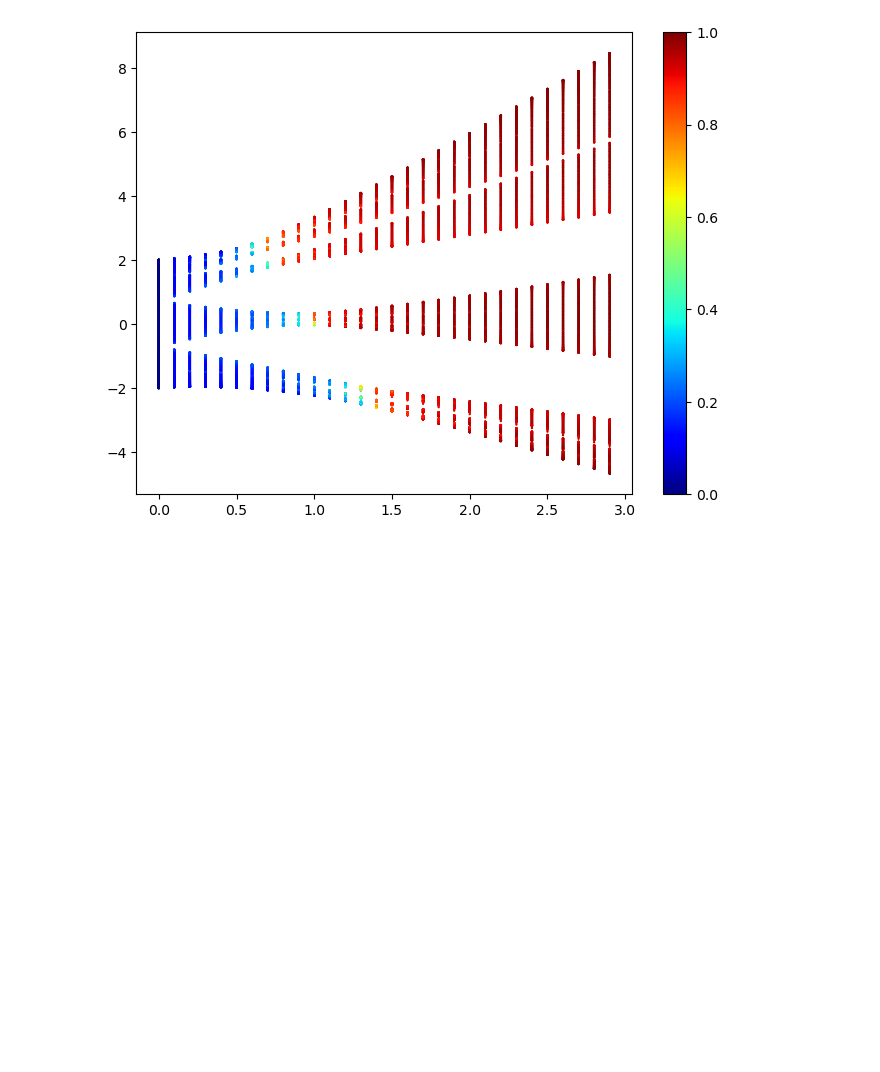
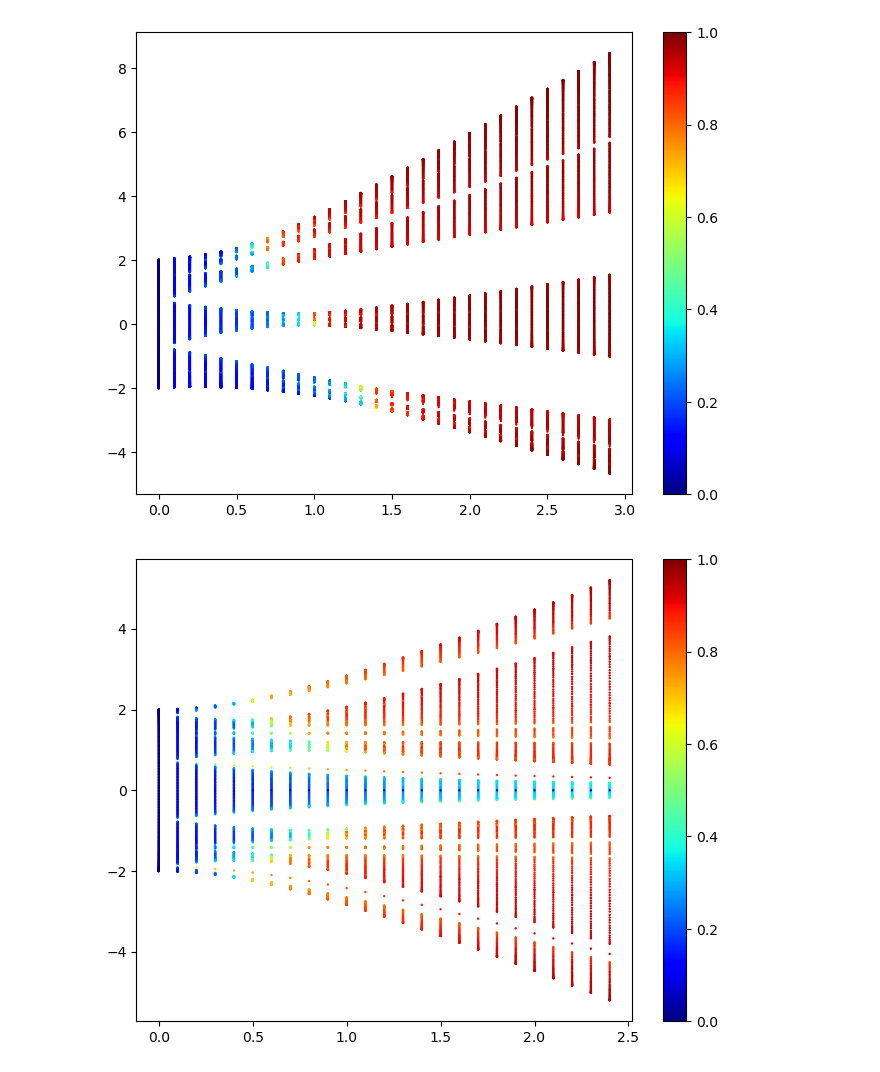
Before and after one commit to KirbyFox21/localization_phys, a Jupyter notebook: model/energy_spectrum_with_FD.ipynb, the cells around one changed output. Cells and saved outputs as stored; diff of their text form; code cells hidden in the pictures; blank space fills up the shorter version.

```diff
--- a/model/energy_spectrum_with_FD.ipynb
+++ b/model/energy_spectrum_with_FD.ipynb
@@ -209,3 +211,32 @@ if __name__ == '__main__':
     vis_energy_spectrum(lbd_array, FD)
 # %% [output]
 [figure]
+# %%
+def gen_H_mosaic1_momentum(L, t0, Mz, beta, phi=0):
+    Ham = np.zeros((L, L), dtype=np.complex128)
+    V = np.zeros(L, dtype=np.complex128)
+    for i in range(L):
+        if i % 2 == 0:
+            V[i] = 0
+        else:
+            V[i] = 2 * Mz * np.cos(2 * np.pi * beta * i + phi)
+        Ham[i, i] = t0 * 2 * np.cos(i * 2 * np.pi / L)
+    for i in range(L):
+        for j in range(L):
+            Ham[i, j] += np.sum(V / L * np.exp( - 1j * (i - j) * 2 * np.pi / L * np.arange(L, dtype=np.complex128)))  # * 是按元素乘法， @ 是矩阵乘法
+    return Ham
+
+if __name__ == '__main__':
+    L = 320  # type 1 mosaic 受尺寸影响较小，但还是尺寸越大杂散点越少，而且尺寸应该接近斐波那契数列的项，以满足PBC条件
+    t0 = 1
+    Mz_array = np.arange(0, 2.5, 0.1)
+    beta = (np.sqrt(5) - 1) / 2
+    phi = 0
+
+    FD = np.zeros((len(Mz_array), L, 2))
+    for i, Mz in enumerate(Mz_array):
+        Ham = gen_H_mosaic1_momentum(L, t0, Mz, beta, phi)
+        FD[i, :, :] = cal_FD_of_all_state(Ham)
+    vis_energy_spectrum(Mz_array, FD)
+# %% [output]
+[figure, added]
```
Also changed, not shown: parts of 2 cells of this notebook, 4 other files.
